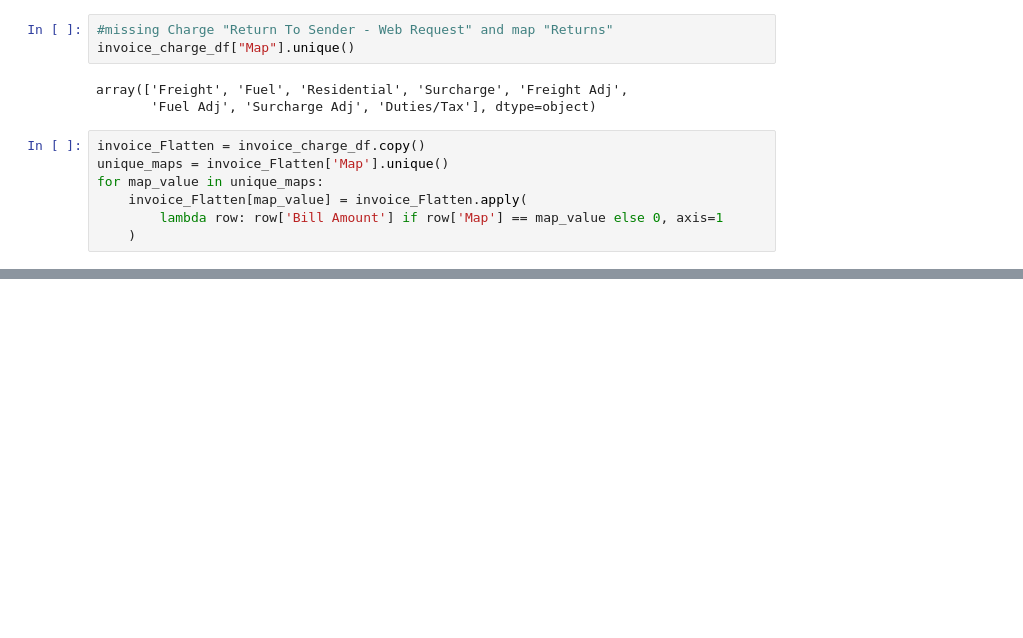
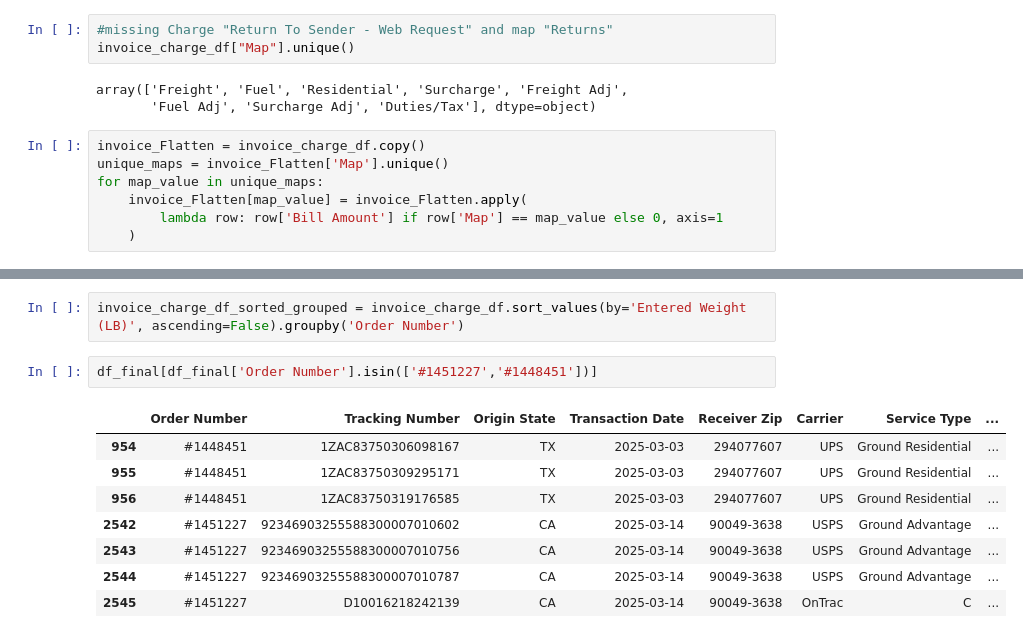
Before and after one commit to rupeshdeoria/excelprocessing, a Jupyter notebook: final.ipynb, the cells around one changed output, grey strips where cells are left out. Saved outputs shown, nothing was run; the diff lists cells and outputs as text; blank space fills up the shorter version.

```diff
--- a/final.ipynb
+++ b/final.ipynb
@@ -175,0 +182,13 @@ grouped_df[grouped_df['Order Number'].isin(['#1435752'])]
+# %%
+invoice_charge_df_sorted_grouped = invoice_charge_df.sort_values(by='Entered Weight (LB)', ascending=False).groupby('Order Number')
+# %%
+df_final[df_final['Order Number'].isin(['#1451227','#1448451'])]
+# %% [output]
+|  | Order Number | Tracking Number | Origin State | Transaction Date | Receiver Zip | Carrier | Service Type | ... |
+| 954 | #1448451 | 1ZAC83750306098167 | TX | 2025-03-03 | 294077607 | UPS | Ground Residential | ... |
+| 955 | #1448451 | 1ZAC83750309295171 | TX | 2025-03-03 | 294077607 | UPS | Ground Residential | ... |
+| 956 | #1448451 | 1ZAC83750319176585 | TX | 2025-03-03 | 294077607 | UPS | Ground Residential | ... |
+| 2542 | #1451227 | 92346903255588300007010602 | CA | 2025-03-14 | 90049-3638 | USPS | Ground Advantage | ... |
+| 2543 | #1451227 | 92346903255588300007010756 | CA | 2025-03-14 | 90049-3638 | USPS | Ground Advantage | ... |
+| 2544 | #1451227 | 92346903255588300007010787 | CA | 2025-03-14 | 90049-3638 | USPS | Ground Advantage | ... |
+| 2545 | #1451227 | D10016218242139 | CA | 2025-03-14 | 90049-3638 | OnTrac | C | ... |
```
Also changed, not shown: parts of 17 cells of this notebook, 2 other files.
